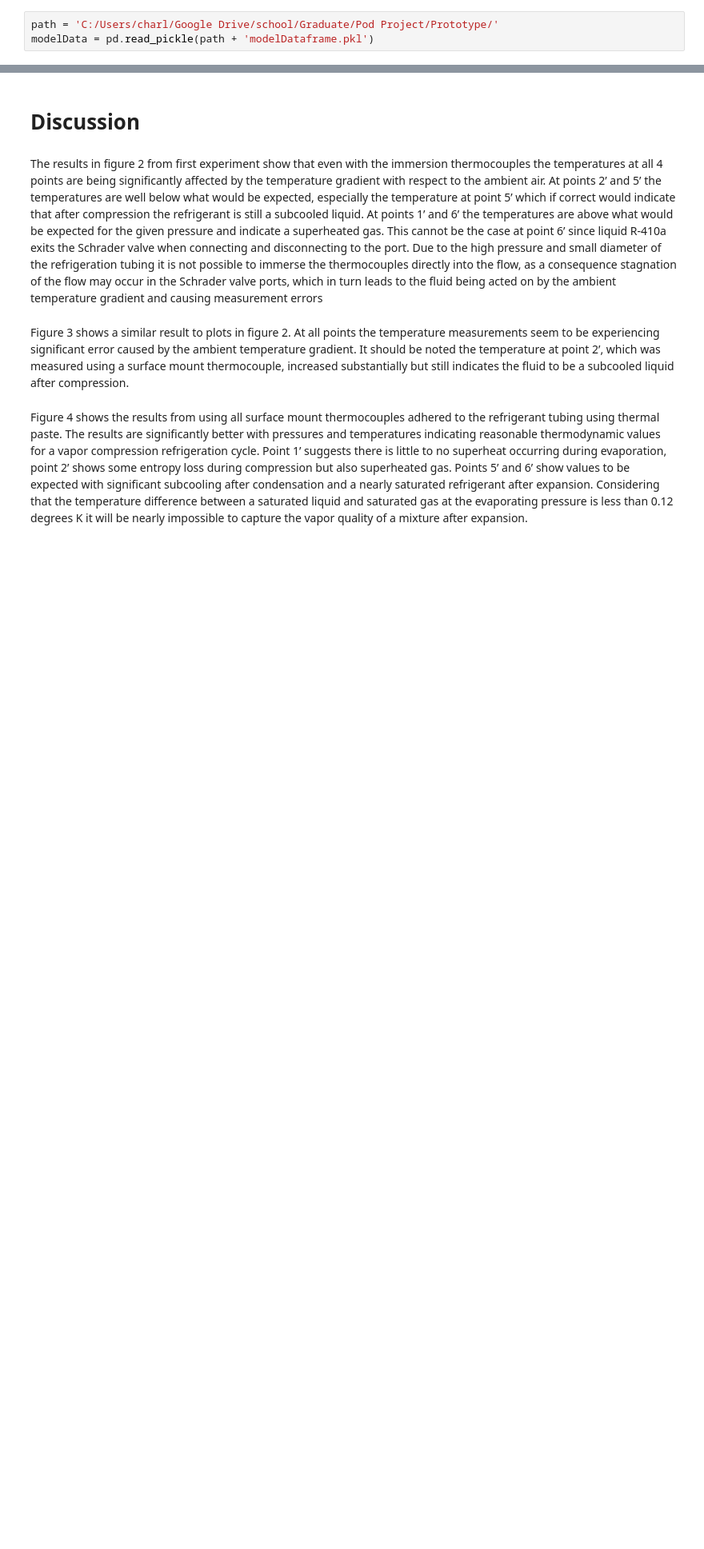
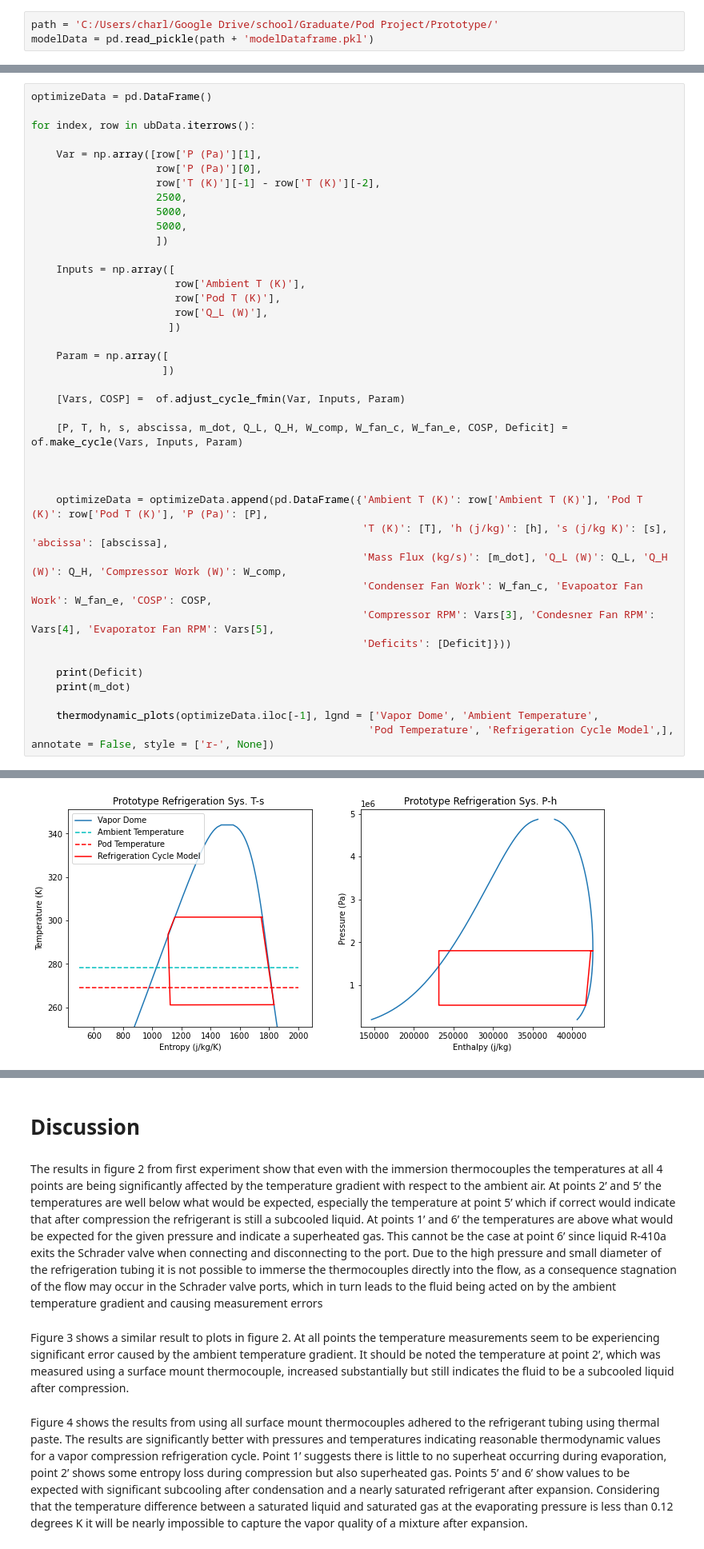
Before and after one commit to ChaseKlewicki/VCRC-Optimize, a Jupyter notebook: Optimize Model Playground.ipynb, the cells around one changed output, grey strips where cells are left out. Shown at 80% size. Saved outputs shown, nothing was run; the diff lists cells and outputs as text; blank space fills up the shorter version.

```diff
--- a/Optimize Model Playground.ipynb
+++ b/Optimize Model Playground.ipynb
@@ -58,0 +26,41 @@ controlData = controlData.reset_index()
+# %%
+optimizeData = pd.DataFrame()
+
+for index, row in ubData.iterrows():
+
+    Var = np.array([row['P (Pa)'][1],
+                    row['P (Pa)'][0],
+                    row['T (K)'][-1] - row['T (K)'][-2],
+                    2500,
+                    5000,
+                    5000,
+                    ])
+
+    Inputs = np.array([
+                       row['Ambient T (K)'],
+                       row['Pod T (K)'],
+                       row['Q_L (W)'],
+                      ])
+
+    Param = np.array([
+                     ])
+
+    [Vars, COSP] =  of.adjust_cycle_fmin(Var, Inputs, Param)
+
+    [P, T, h, s, abscissa, m_dot, Q_L, Q_H, W_comp, W_fan_c, W_fan_e, COSP, Deficit] = of.make_cycle(Vars, Inputs, Param)
+
+
+
+    optimizeData = optimizeData.append(pd.DataFrame({'Ambient T (K)': row['Ambient T (K)'], 'Pod T (K)': row['Pod T (K)'], 'P (Pa)': [P],
+                                                     'T (K)': [T], 'h (j/kg)': [h], 's (j/kg K)': [s], 'abcissa': [abscissa],
+                                                     'Mass Flux (kg/s)': [m_dot], 'Q_L (W)': Q_L, 'Q_H (W)': Q_H, 'Compressor Work (W)': W_comp,
+                                                     'Condenser Fan Work': W_fan_c, 'Evapoator Fan Work': W_fan_e, 'COSP': COSP,
+                                                     'Compressor RPM': Vars[3], 'Condesner Fan RPM': Vars[4], 'Evaporator Fan RPM': Vars[5],
+                                                     'Deficits': [Deficit]}))
+
+    print(Deficit)
+    print(m_dot)
+
+    thermodynamic_plots(optimizeData.iloc[-1], lgnd = ['Vapor Dome', 'Ambient Temperature',
+                                                      'Pod Temperature', 'Refrigeration Cycle Model',], annotate = False, style = ['r-', None])
+# %% [output]
@@ -58,0 +87 @@ controlData = controlData.reset_index()
+[figure, added]
```
Also changed, not shown: parts of 26 cells of this notebook, 3 other files.
